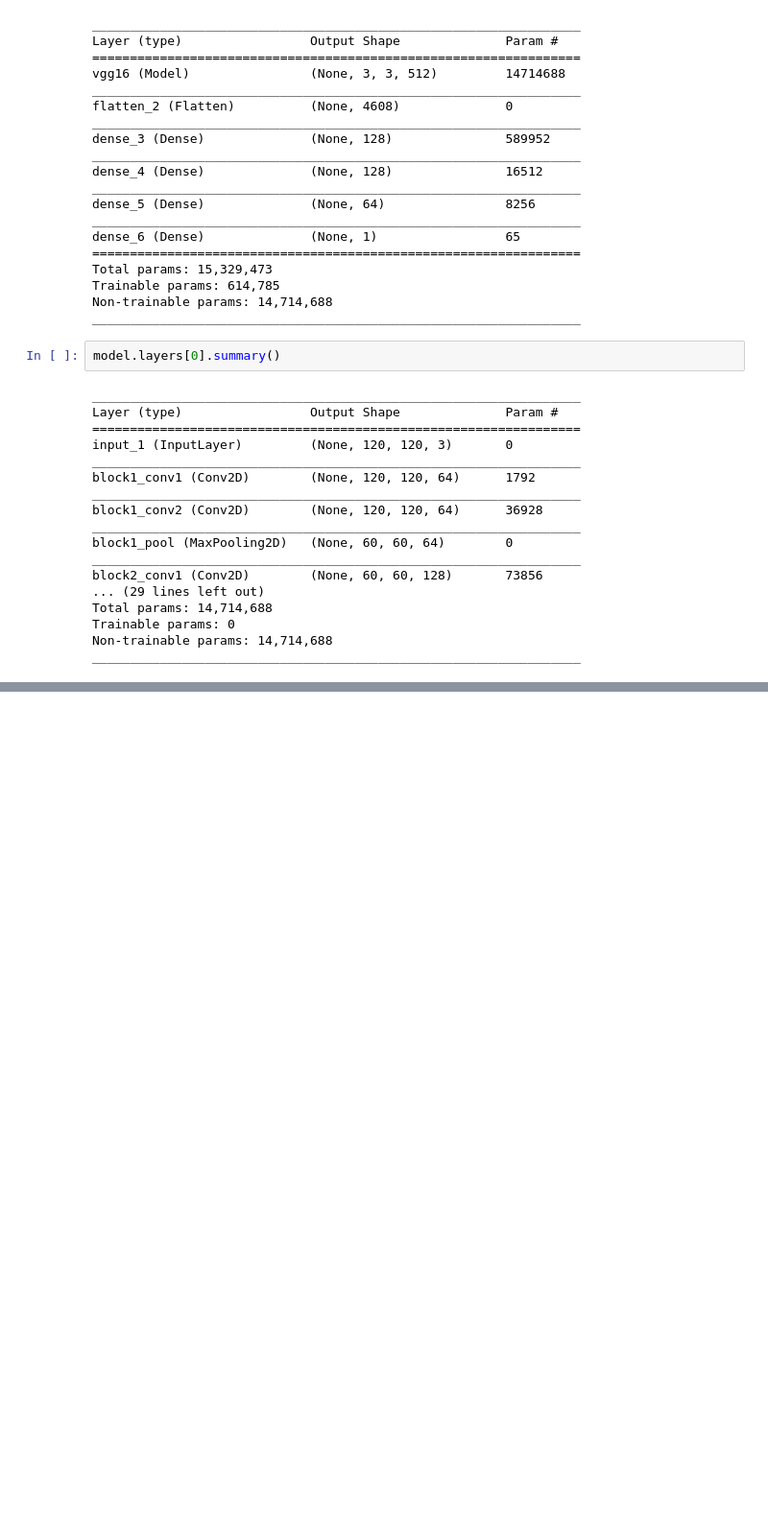
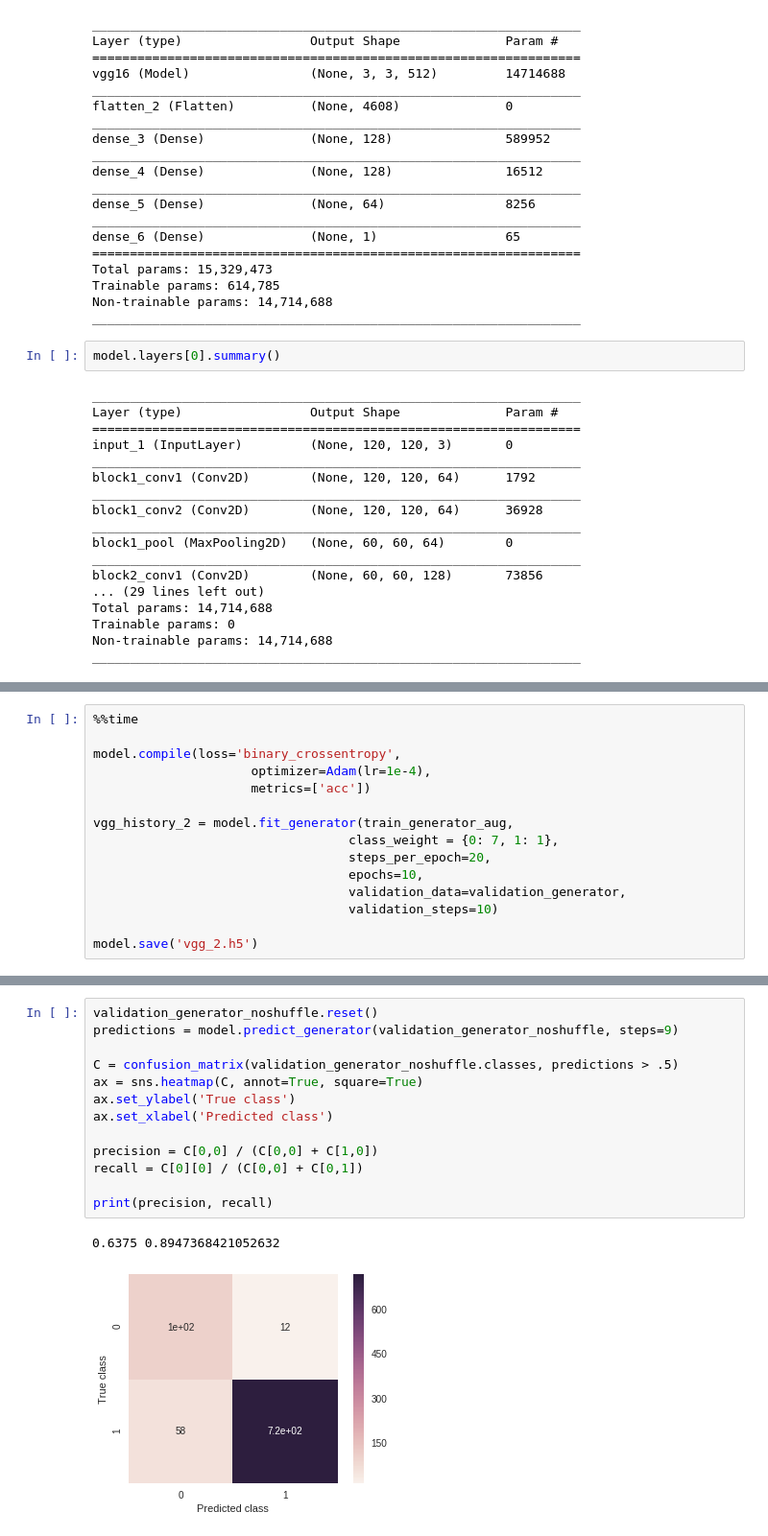
Before and after one commit to danimateos/hotdog-nohotdog, a Jupyter notebook: hotdognohotdog_datakonf_template.ipynb, the cells around one changed output, grey strips where cells are left out. Shown at 96% size. Drawn from its saved outputs; the diff is of its cells as text; blank space fills up the shorter version.

```diff
--- a/hotdognohotdog_datakonf_template.ipynb
+++ b/hotdognohotdog_datakonf_template.ipynb
@@ -625,0 +621,15 @@ print(precision, recall)
+# %%
+%%time
+
+model.compile(loss='binary_crossentropy',
+                     optimizer=Adam(lr=1e-4),
+                     metrics=['acc'])
+
+vgg_history_2 = model.fit_generator(train_generator_aug,
+                                  class_weight = {0: 7, 1: 1},
+                                  steps_per_epoch=20,
+                                  epochs=10,
+                                  validation_data=validation_generator,
+                                  validation_steps=10)
+
+model.save('vgg_2.h5')
@@ -630 +658,17 @@ Thu Nov 29 11:44:57 UTC 2018
+# %%
+validation_generator_noshuffle.reset()
+predictions = model.predict_generator(validation_generator_noshuffle, steps=9)
+
+C = confusion_matrix(validation_generator_noshuffle.classes, predictions > .5)
+ax = sns.heatmap(C, annot=True, square=True)
+ax.set_ylabel('True class')
+ax.set_xlabel('Predicted class')
+
+precision = C[0,0] / (C[0,0] + C[1,0])
+recall = C[0][0] / (C[0,0] + C[0,1])
+
+print(precision, recall)
+# %% [output]
+0.6375 0.8947368421052632
+[figure, added]
 # %% [markdown]
```
Also changed, not shown: parts of 21 cells of this notebook.
